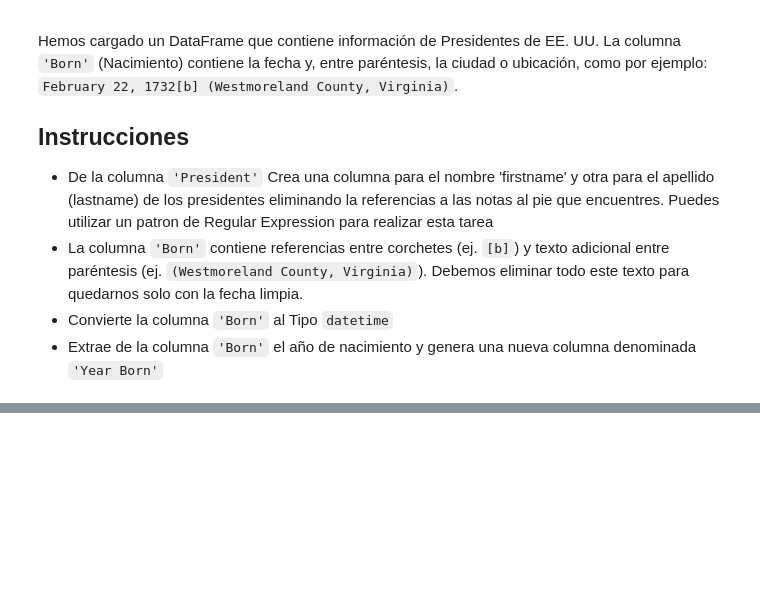
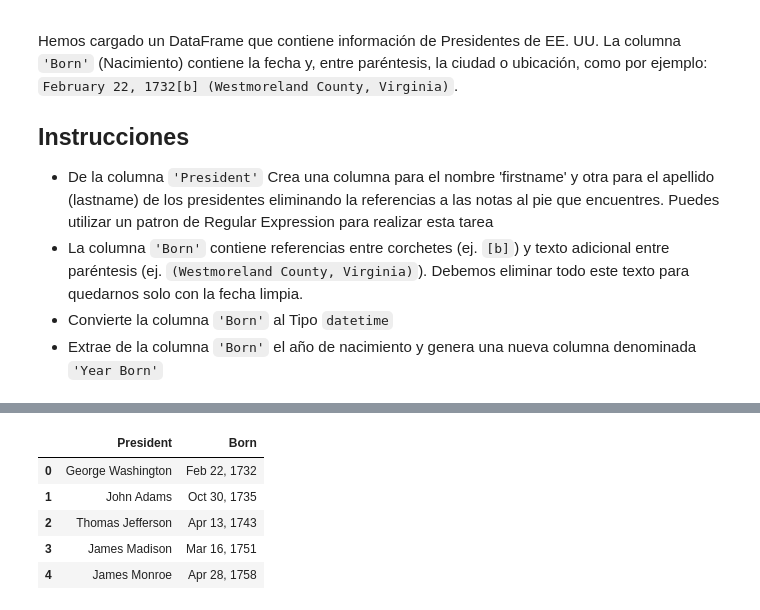
Before and after one commit to victoriailla2607/data-cleaning-victoria-illa, a Jupyter notebook: notebooks/practice.ipynb, the cells around one changed output, grey strips where cells are left out. Saved outputs shown, nothing was run; the diff lists cells and outputs as text; code cells hidden in the pictures; blank space fills up the shorter version.

```diff
--- a/notebooks/practice.ipynb
+++ b/notebooks/practice.ipynb
@@ -25,0 +105,18 @@ df.head()
+# %%
+def limpiar_fecha(serie):
+    return (
+        serie.str.replace(r'\[[^\]]*\]', '', regex=True)
+        .str.replace(r'\([^)]*\)', '', regex=True)
+        .str.replace(r'\s+', ' ', regex=True)
+        .str.strip()
+    )
+
+df['Born'] = limpiar_fecha(df['Born'])
+df[['President', 'Born']].head()
+# %% [output]
+|  | President | Born |
+| 0 | George Washington | Feb 22, 1732 |
+| 1 | John Adams | Oct 30, 1735 |
+| 2 | Thomas Jefferson | Apr 13, 1743 |
+| 3 | James Madison | Mar 16, 1751 |
+| 4 | James Monroe | Apr 28, 1758 |
```
Also changed, not shown: parts of 10 cells of this notebook.
